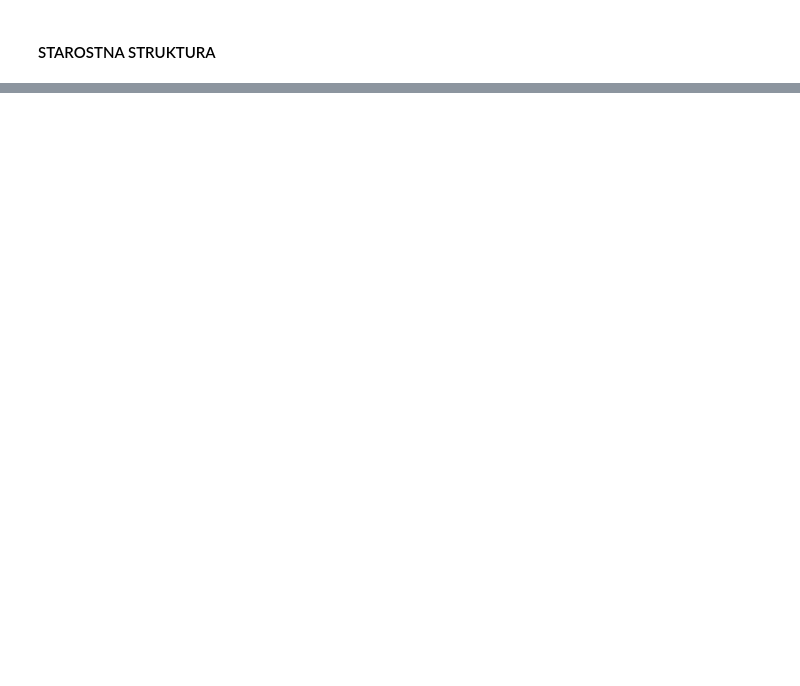
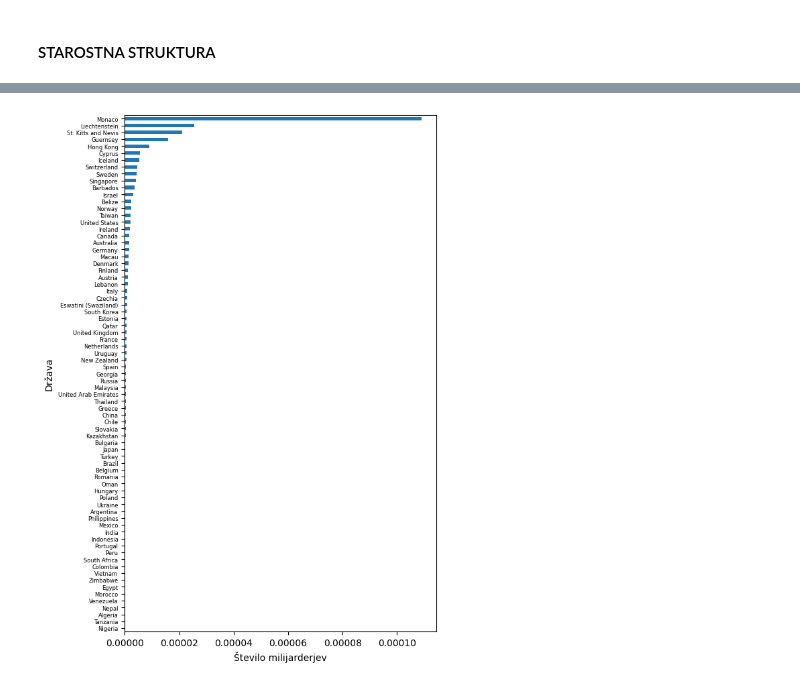
Before and after one commit to karolina-sa/Forbes-list-PROG1-projekt, a Jupyter notebook: analiza_Forbes_list.ipynb, the cells around one changed output, grey strips where cells are left out. Cells and saved outputs as stored; diff of their text form; code cells hidden in the pictures; blank space fills up the shorter version.

Commit message:
Plot: nacinalnost

```diff
--- a/analiza_Forbes_list.ipynb
+++ b/analiza_Forbes_list.ipynb
@@ -18,4 +21,10 @@ forbes['age'] = forbes['age'].astype('Int64')
 
 # worldpopulation:
 drzave = pd.read_csv(os.path.join('Obdelani-podatki/worldpopulation.csv'))
-forbes
+# dodajanje in popravljenje vrednosti:
+drzave.loc[len(drzave.index)] = [47606,'St. Kitts and Nevis',18082.61]
+drzave.loc[len(drzave.index)] = [36686,'Monaco',234315.46]
+drzave.loc[len(drzave.index)] = [39039,'Liechtenstein',157754.95]
+drzave.loc[len(drzave.index)] = [62792,'Guernsey',52300]
+drzave['country'] = drzave['country'].replace({'Eswatini' :'Eswatini (Swaziland)',
+                                               'Czech Republic' : 'Czechia'})
@@ -37,8 +32,9 @@ forbes
 <h4>STAROSTNA STRUKTURA</h4>
 # %%
 forbes_age = forbes.age.dropna()
-result = plt.hist(forbes_age, bins=20, color='skyblue', edgecolor='k', alpha=0.65)
+plot_starost = plt.hist(forbes_age, bins=20, color='skyblue', edgecolor='k', alpha=0.65)
 plt.axvline(forbes_age.mean(), color='k', linestyle='dashed', linewidth=1)
 min_ylim, max_ylim = plt.ylim()
 plt.text(forbes_age.mean()*1.05, max_ylim * 0.9, 'Povprečna starost: {:.0f}'.format(forbes_age.mean()))
+plt.rcParams["figure.figsize"] = (6,4)
 # %% [output]
@@ -46,0 +101,16 @@ Text(67.49087837837838, 292.005, 'Povprečna starost: 64')
+# %%
+# GRAF:
+forbes_countries = forbes.groupby("country").size().reset_index(name = "forbes_count")
+forbes_countries = pd.merge(forbes_countries, drzave, how='left', on='country')
+forbes_countries['forbes_na_preb'] = forbes_countries['forbes_count'] / forbes_countries['population']
+forbes_countries = forbes_countries.sort_values(by = 'forbes_na_preb', ascending = True)
+
+forbes_countries_plot = forbes_countries.plot.barh(x = 'country',
+                           y = 'forbes_na_preb',
+                           legend = False)
+plt.yticks(size=6)
+plt.xlabel('Število milijarderjev')
+plt.ylabel('Država')
+plt.rcParams['figure.figsize'] = [6,10]
+# %% [output]
+[figure, added]
```
Also changed, not shown: parts of 5 cells of this notebook.
